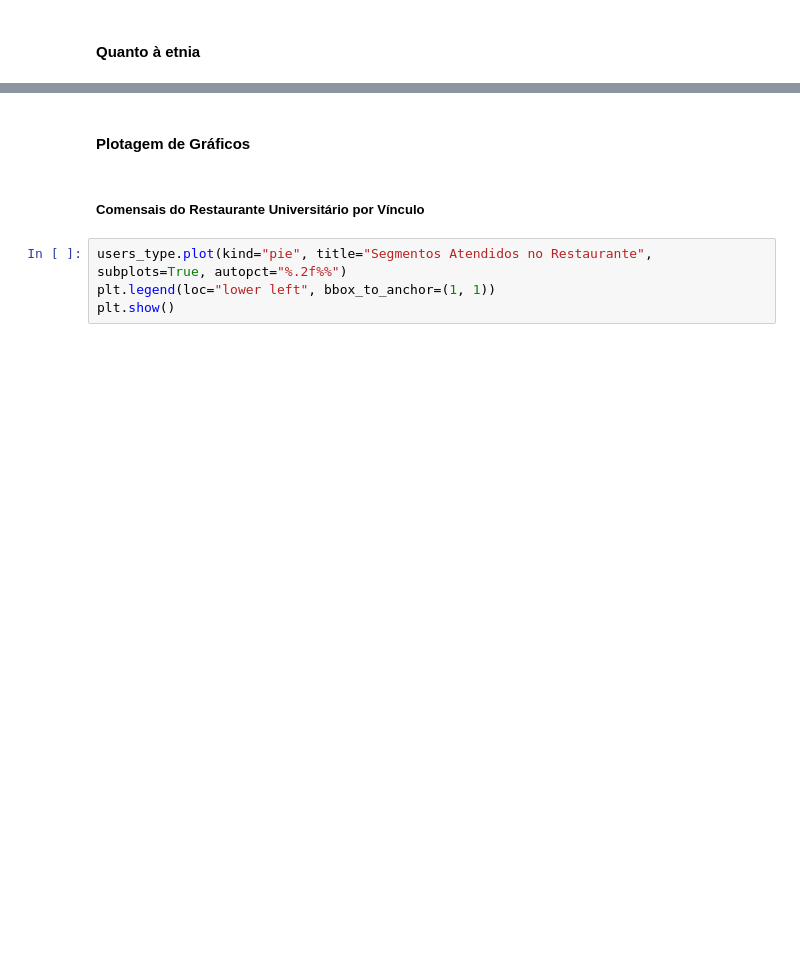
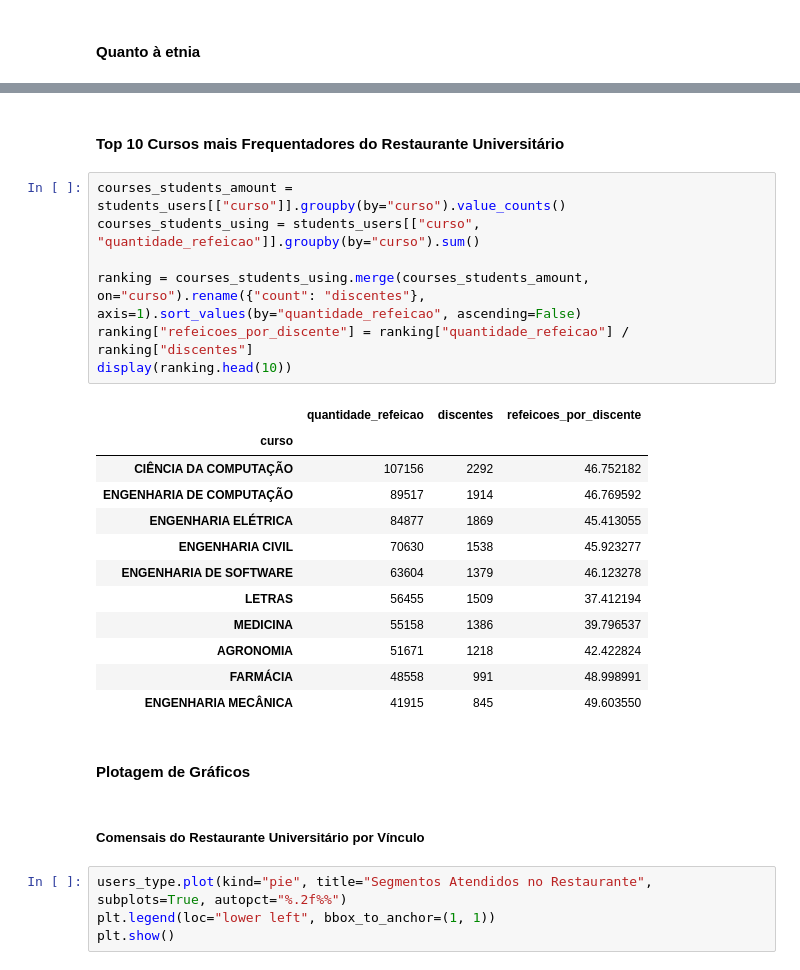
Before and after one commit to Yuri3358/comensais-ru-ufc, a Jupyter notebook: main.ipynb, the cells around one changed output, grey strips where cells are left out. Drawn from its saved outputs; the diff is of its cells as text; blank space fills up the shorter version.

Commit message:
feat: top 10 users by courses

```diff
--- a/main.ipynb
+++ b/main.ipynb
@@ -39,3 +62,25 @@ display(students_users_race)
+# %% [markdown]
+#### Top 10 Cursos mais Frequentadores do Restaurante Universitário
+# %%
+courses_students_amount = students_users[["curso"]].groupby(by="curso").value_counts()
+courses_students_using = students_users[["curso", "quantidade_refeicao"]].groupby(by="curso").sum()
+
+ranking = courses_students_using.merge(courses_students_amount, on="curso").rename({"count": "discentes"}, axis=1).sort_values(by="quantidade_refeicao", ascending=False)
+ranking["refeicoes_por_discente"] = ranking["quantidade_refeicao"] / ranking["discentes"]
+display(ranking.head(10))
+# %% [output]
+|  | quantidade_refeicao | discentes | refeicoes_por_discente |
+| curso |  |  |  |
+| CIÊNCIA DA COMPUTAÇÃO | 107156 | 2292 | 46.752182 |
+| ENGENHARIA DE COMPUTAÇÃO | 89517 | 1914 | 46.769592 |
+| ENGENHARIA ELÉTRICA | 84877 | 1869 | 45.413055 |
+| ENGENHARIA CIVIL | 70630 | 1538 | 45.923277 |
+| ENGENHARIA DE SOFTWARE | 63604 | 1379 | 46.123278 |
+| LETRAS | 56455 | 1509 | 37.412194 |
+| MEDICINA | 55158 | 1386 | 39.796537 |
+| AGRONOMIA | 51671 | 1218 | 42.422824 |
+| FARMÁCIA | 48558 | 991 | 48.998991 |
+| ENGENHARIA MECÂNICA | 41915 | 845 | 49.603550 |
 # %% [markdown]
 #### Plotagem de Gráficos
 # %% [markdown]
```
Also changed, not shown: parts of 5 cells of this notebook.
